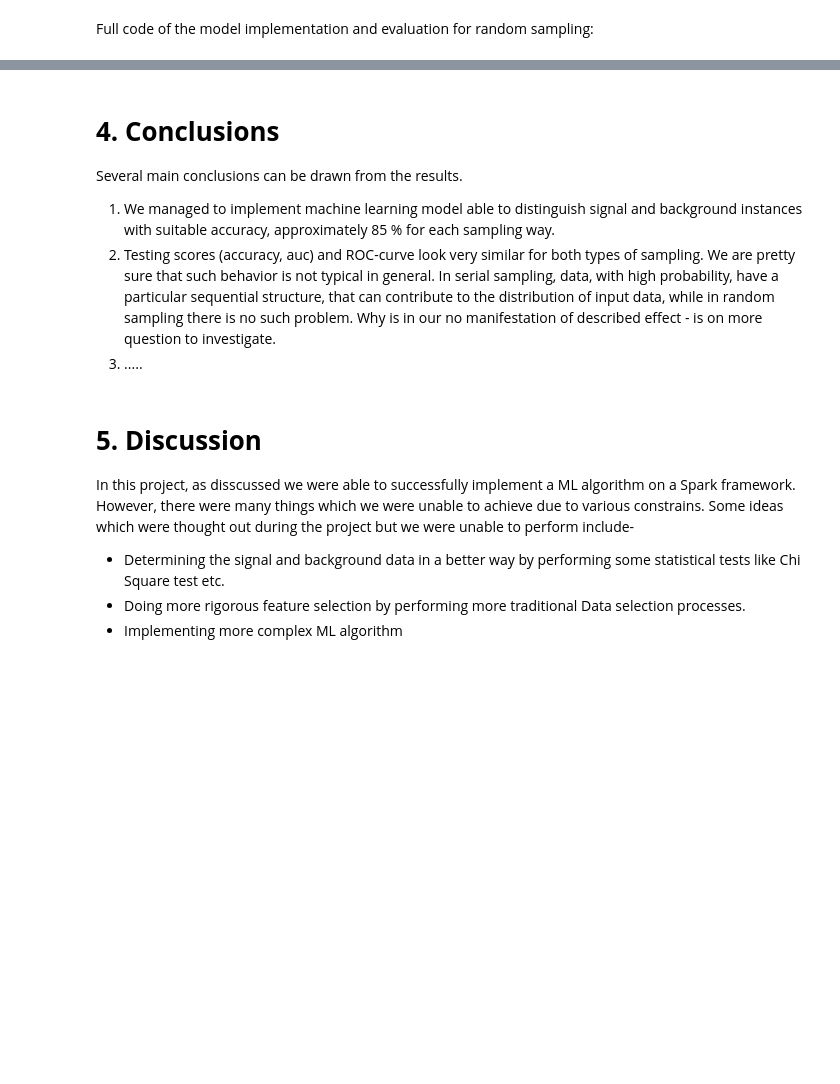
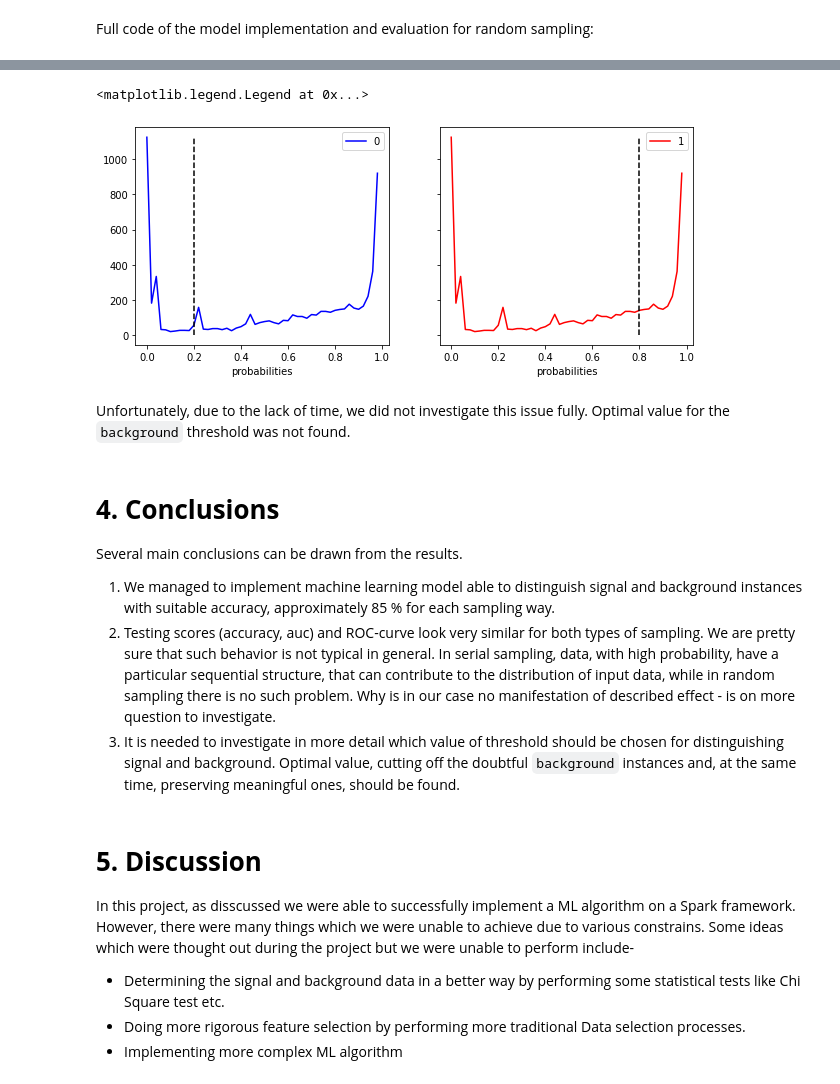
Before and after one commit to ish-codes-magic/DESY_Summer_Project, a Jupyter notebook: Report.ipynb, the cells around one changed output, grey strips where cells are left out. Cells and saved outputs as stored; diff of their text form; code cells hidden in the pictures; blank space fills up the shorter version.

```diff
--- a/Report.ipynb
+++ b/Report.ipynb
@@ -566,10 +714,25 @@ confision_mat=[[3349  311]
+# %%
+#plot of probability distributions for random sampling with higher background threshold
+fig, (ax1,ax2)=plt.subplots(1,2,sharey=True,figsize=(10,4))
+ax1.plot(neg_test[1][:len(neg_test[1])-1],neg_test[0], color='blue', label='0')
+ax1.plot([0.2,0.2],[0,np.max(neg_test[0])],'k--')
+ax1.set_xlabel('probabilities')
+ax1.legend('0')
+ax2.plot(pos_test[1][:len(pos_test[1])-1],neg_test[0], color='red', label='0')
+ax2.plot([0.8,0.8],[0,np.max(neg_test[0])],'k--')
+ax2.set_xlabel('probabilities')
+ax2.legend('1')
+# %% [output]
+<matplotlib.legend.Legend at 0x...>
+[figure, added]
+# %% [markdown]
+Unfortunately, due to the lack of time, we did not investigate this issue fully. Optimal value for the `background` threshold was not found.
 # %% [markdown]
 # **4. Conclusions**
 Several main conclusions can be drawn from the results.
 1. We managed to implement machine learning model able to distinguish signal and background instances with suitable accuracy, approximately 85 % for each sampling way.
-2. Testing scores (accuracy, auc) and ROC-curve look very similar for both types of sampling.
-   We are pretty sure that such behavior is not typical in general. In serial sampling, data, with high probability, have a    particular sequential structure, that can contribute to the distribution of input data, while in random sampling there is no such problem. Why is in our no manifestation of described effect - is on more question to investigate.
-3. .....
+2. Testing scores (accuracy, auc) and ROC-curve look very similar for both types of sampling. We are pretty sure that such behavior is not typical in general. In serial sampling, data, with high probability, have a particular sequential structure, that can contribute to the distribution of input data, while in random sampling there is no such problem. Why is in our case no manifestation of described effect - is on more question to investigate.
+3. It is needed to investigate in more detail which value of threshold should be chosen for distinguishing signal and background. Optimal value, cutting off the doubtful `background` instances and, at the same time, preserving meaningful ones, should be found.
 # %% [markdown]
 # **5. Discussion**
 In this project, as disscussed we were able to successfully implement a ML algorithm on a Spark framework. However, there were many things which we were unable to achieve due to various constrains. Some ideas which were thought out during the project but we were unable to perform include-
```
Also changed, not shown: parts of 13 cells of this notebook.
